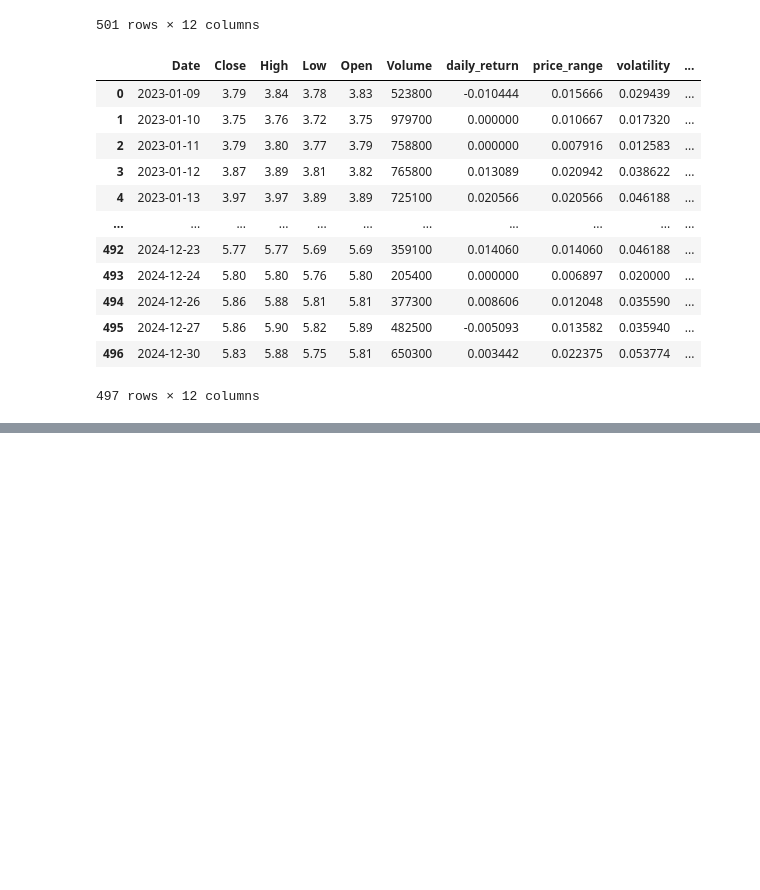
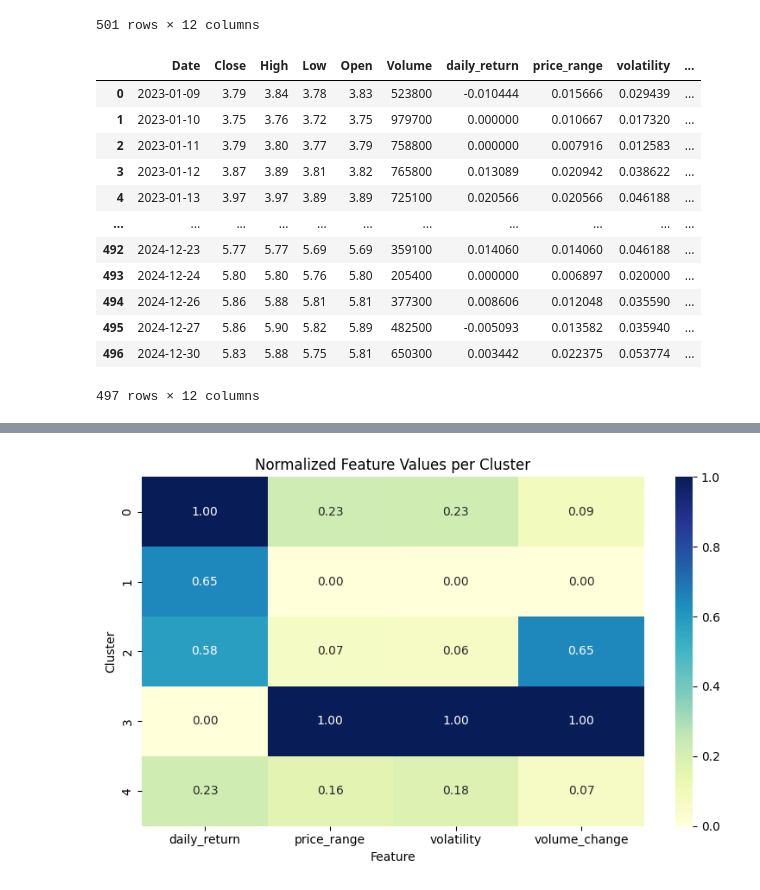
Before and after one commit to Aarshika1/Trade-Day-Clustering-ML, a Jupyter notebook: notebooks/clustening_model.ipynb, the cells around one changed output, grey strips where cells are left out. Saved outputs shown, nothing was run; the diff lists cells and outputs as text; code cells hidden in the pictures; blank space fills up the shorter version.

```diff
--- a/notebooks/clustening_model.ipynb
+++ b/notebooks/clustening_model.ipynb
@@ -197,0 +178,19 @@ plt.show()
+# %%
+# Normalize the values for visualization (0 to 1 scale)
+scaler = MinMaxScaler()
+cluster_summary_normalized = pd.DataFrame(
+    scaler.fit_transform(cluster_summary),
+    columns=cluster_summary.columns,
+    index=cluster_summary.index
+)
+
+# Plot the normalized heatmap
+plt.figure(figsize=(8, 5))
+sns.heatmap(cluster_summary_normalized, annot=True, cmap="YlGnBu", fmt=".2f")
+plt.title("Normalized Feature Values per Cluster")
+plt.ylabel("Cluster")
+plt.xlabel("Feature")
+plt.tight_layout()
+plt.show()
+# %% [output]
+[figure, added]
```
Also changed, not shown: parts of 9 cells of this notebook, 3 other files.
